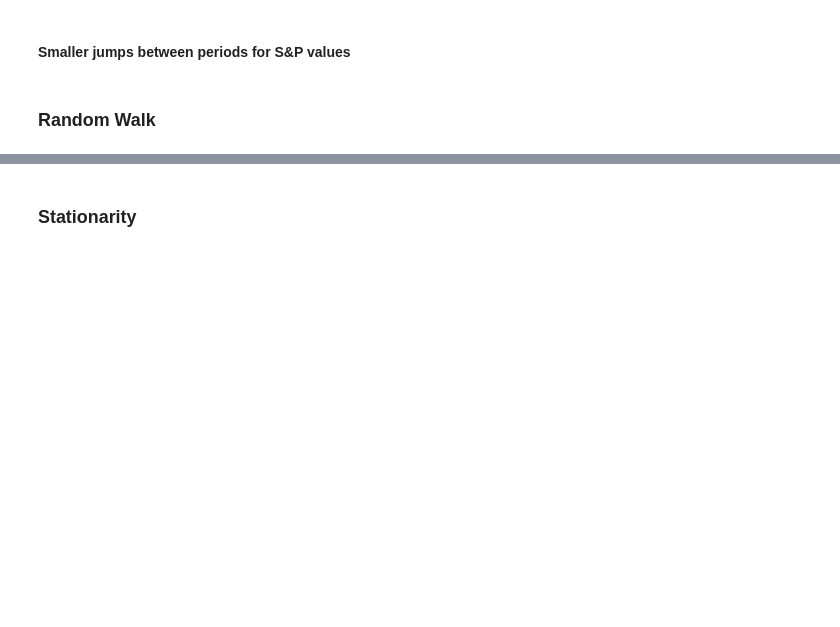
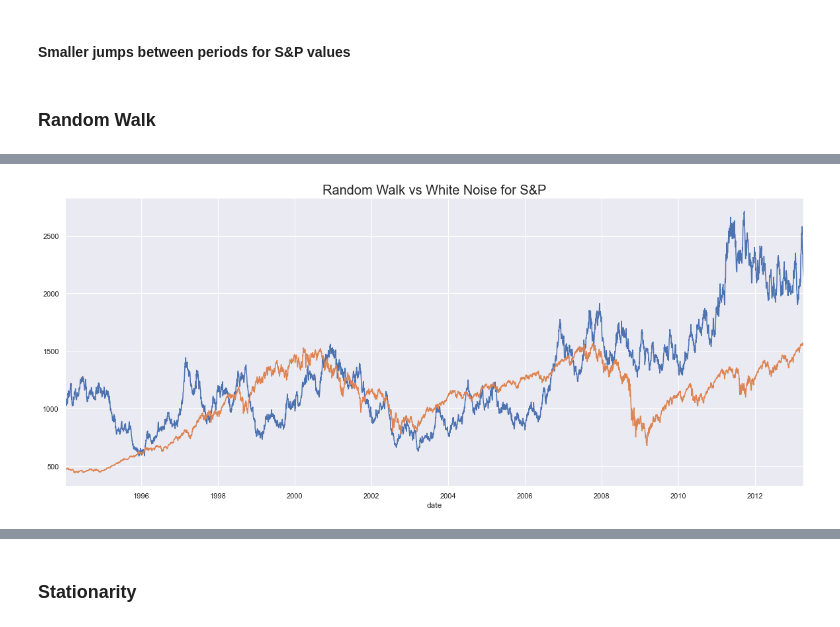
Before and after one commit to herbert0419/Hands-on, a Jupyter notebook: Time Series Analysis in Python/Section 5/S_5_L_21/Working with White Noise.ipynb, the cells around one changed output, grey strips where cells are left out. Cells and saved outputs as stored; diff of their text form; code cells hidden in the pictures; blank space fills up the shorter version.

```diff
--- a/Time Series Analysis in Python/Section 5/S_5_L_21/Working with White Noise.ipynb
+++ b/Time Series Analysis in Python/Section 5/S_5_L_21/Working with White Noise.ipynb
@@ -77,0 +133,8 @@ plt.show()
+# %%
+plt.figure(figsize = (20,8))
+df.rwalk.plot()
+df.market_value.plot()
+plt.title("Random Walk vs White Noise for S&P", size=20)
+plt.show()
+# %% [output]
+[figure, added]
```
Also changed, not shown: parts of 10 cells of this notebook, 1 other file.
